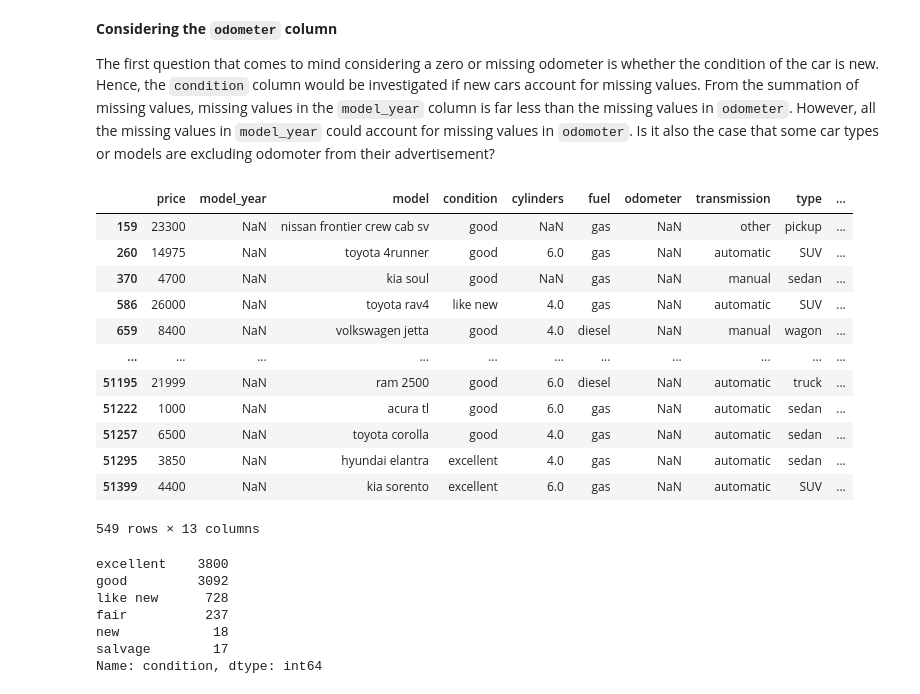
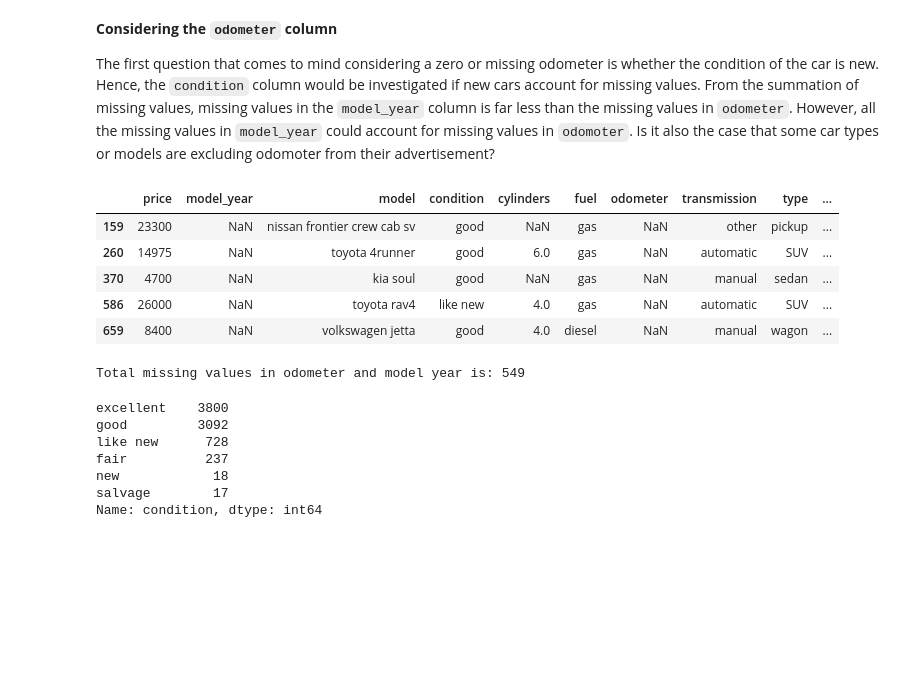
Before and after one commit to Emmanuel-Nti/car_sales_advertisement, a Jupyter notebook: Researching_Car_Sales_Ads_Nti.ipynb, the cells around one changed output. Saved outputs shown, nothing was run; the diff lists cells and outputs as text; code cells hidden in the pictures; blank space fills up the shorter version.

```diff
--- a/Researching_Car_Sales_Ads_Nti.ipynb
+++ b/Researching_Car_Sales_Ads_Nti.ipynb
@@ -186,22 +185,18 @@ There is no obvious pattern in the missings values. Hence, I will not fill.
 **Considering the `odometer` column**
 
 The first question that comes to mind considering a zero or missing odometer is whether the condition of the car is new. Hence, the `condition` column would be investigated if new cars account for missing values. From the summation of missing values, missing values in the `model_year` column is far less than the missing values in `odometer`. However, all the missing values in `model_year` could account for missing values in `odomoter`. Is it also the case that some car types or models are excluding odomoter from their advertisement?
-# %%
-data[(data['odometer'].isnull())& (data['model_year'].isnull())]
-# %% [output]
-|  | price | model_year | model | condition | cylinders | fuel | odometer | transmission | type | ... |
-| 159 | 23300 | NaN | nissan frontier crew cab sv | good | NaN | gas | NaN | other | pickup | ... |
-| 260 | 14975 | NaN | toyota 4runner | good | 6.0 | gas | NaN | automatic | SUV | ... |
-| 370 | 4700 | NaN | kia soul | good | NaN | gas | NaN | manual | sedan | ... |
-| 586 | 26000 | NaN | toyota rav4 | like new | 4.0 | gas | NaN | automatic | SUV | ... |
-| 659 | 8400 | NaN | volkswagen jetta | good | 4.0 | diesel | NaN | manual | wagon | ... |
-| ... | ... | ... | ... | ... | ... | ... | ... | ... | ... | ... |
-| 51195 | 21999 | NaN | ram 2500 | good | 6.0 | diesel | NaN | automatic | truck | ... |
-| 51222 | 1000 | NaN | acura tl | good | 6.0 | gas | NaN | automatic | sedan | ... |
-| 51257 | 6500 | NaN | toyota corolla | good | 4.0 | gas | NaN | automatic | sedan | ... |
-| 51295 | 3850 | NaN | hyundai elantra | excellent | 4.0 | gas | NaN | automatic | sedan | ... |
-| 51399 | 4400 | NaN | kia sorento | excellent | 6.0 | gas | NaN | automatic | SUV | ... |
-549 rows × 13 columns
+# %%
+display(data[(data['odometer'].isnull())& (data['model_year'].isnull())].head())
+
+print("Total missing values in odometer and model year is:",data[(data['odometer'].isnull())& (data['model_year'].isnull())].shape[0])
+# %% [output]
+|  | price | model_year | model | condition | cylinders | fuel | odometer | transmission | type | ... |
+| 159 | 23300 | NaN | nissan frontier crew cab sv | good | NaN | gas | NaN | other | pickup | ... |
+| 260 | 14975 | NaN | toyota 4runner | good | 6.0 | gas | NaN | automatic | SUV | ... |
+| 370 | 4700 | NaN | kia soul | good | NaN | gas | NaN | manual | sedan | ... |
+| 586 | 26000 | NaN | toyota rav4 | like new | 4.0 | gas | NaN | automatic | SUV | ... |
+| 659 | 8400 | NaN | volkswagen jetta | good | 4.0 | diesel | NaN | manual | wagon | ... |
+Total missing values in odometer and model year is: 549
 # %%
 data[data['odometer'].isnull()]['condition'].value_counts()
 # %% [output]
```
Also changed, not shown: parts of 10 cells of this notebook.
